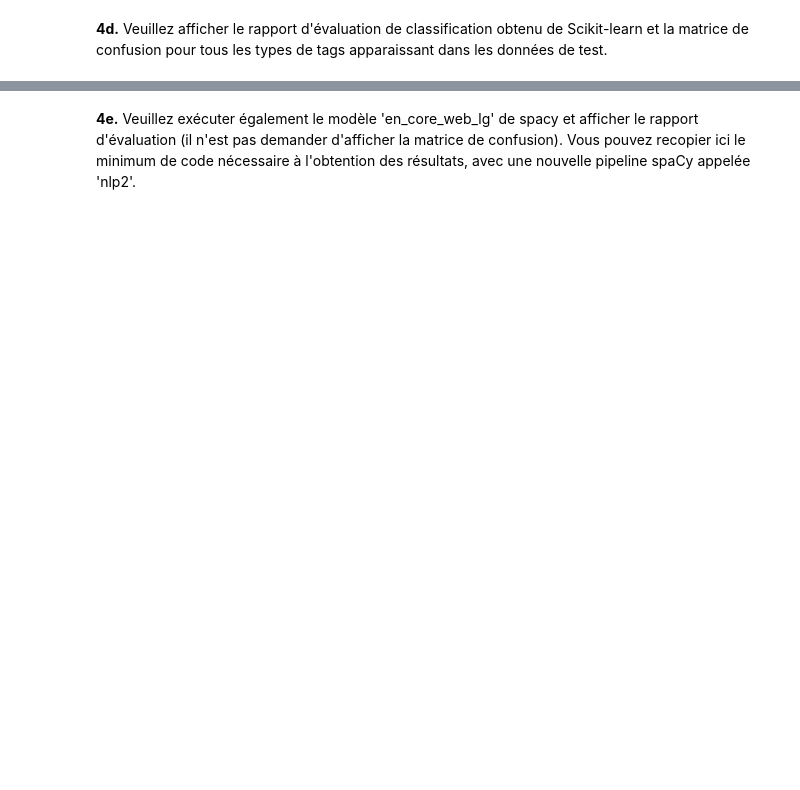
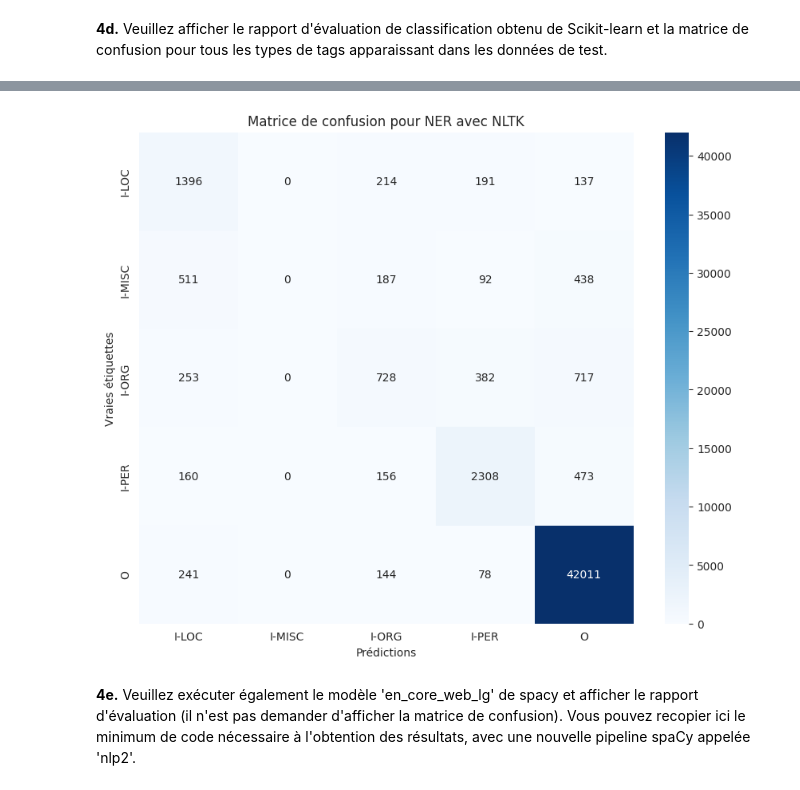
Before and after one commit to GuggisbergSimon/HEIG-TAL-Labos, a Jupyter notebook: TAL_Labo4_benzekri_guggisberg.ipynb, the cells around one changed output, grey strips where cells are left out. Cells and saved outputs as stored; diff of their text form; code cells hidden in the pictures; blank space fills up the shorter version.

```diff
--- a/TAL_Labo4_benzekri_guggisberg.ipynb
+++ b/TAL_Labo4_benzekri_guggisberg.ipynb
@@ -107,10 +112,11 @@ Note : ce fichier fait partie des données de test pour la NER sur l'anglais de
 # %%
 from nltk.corpus.reader.conll import ConllCorpusReader
 # %%
-corpus_root = ''
+# Changez ces valeurs selon l'emplacement des fichiers du corpus
+corpus_root = 'input_data'
 file_name = 'eng.test.a.conll'
 
-reader = ConllCorpusReader(corpus_root, file_name, ['words', 'pos', 'chunk'])
+reader = ConllCorpusReader(corpus_root, file_name, columntypes=['words', 'pos', 'ignore', 'chunk'])
 
 for sent in reader.iob_sents()[:4]:
     print(sent)
@@ -172,3 +303,16 @@ nltk_tags = []
+# %%
+labels = sorted(list(set(test_tags)))
+cm = confusion_matrix(test_tags, nltk_tags_conv, labels=labels)
+
+plt.figure(figsize=(10, 8))
+sns.heatmap(cm, annot=True, fmt="d", cmap="Blues",
+            xticklabels=labels, yticklabels=labels)
+plt.xlabel('Prédictions')
+plt.ylabel('Vraies étiquettes')
+plt.title('Matrice de confusion pour NER avec NLTK')
+plt.show()
+# %% [output]
+[figure, added]
 # %% [markdown]
 **4e.** Veuillez exécuter également le modèle 'en_core_web_lg' de spacy et afficher le rapport d'évaluation (il n'est pas demander d'afficher la matrice de confusion).  Vous pouvez recopier ici le minimum de code nécessaire à l'obtention des résultats, avec une nouvelle pipeline spaCy appelée 'nlp2'.
 # %%
```
Also changed, not shown: parts of 27 cells of this notebook.
